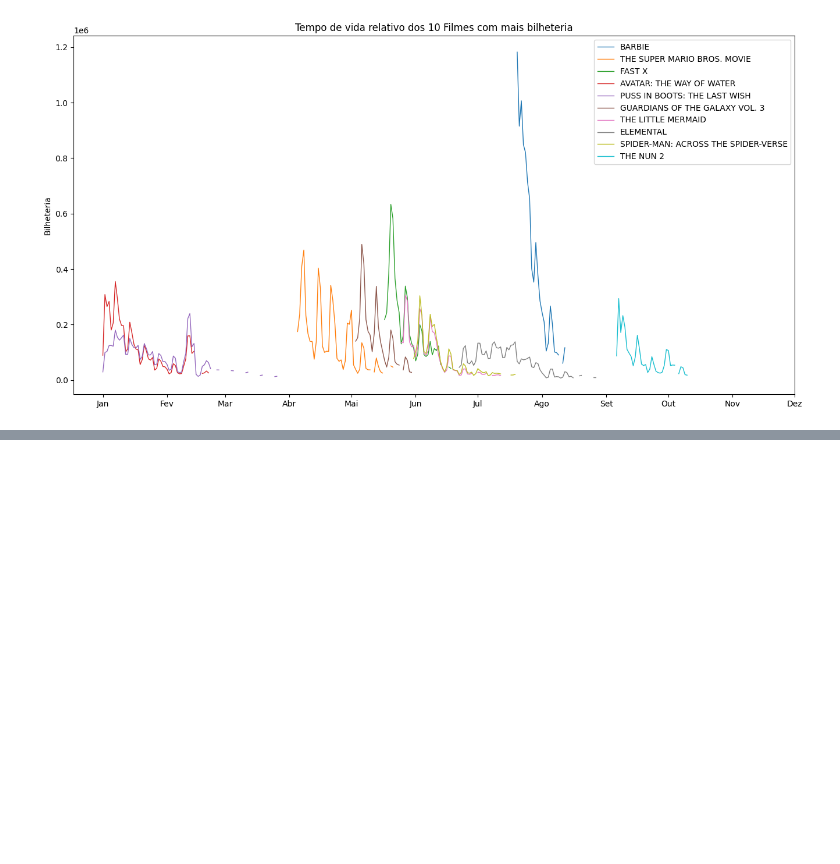
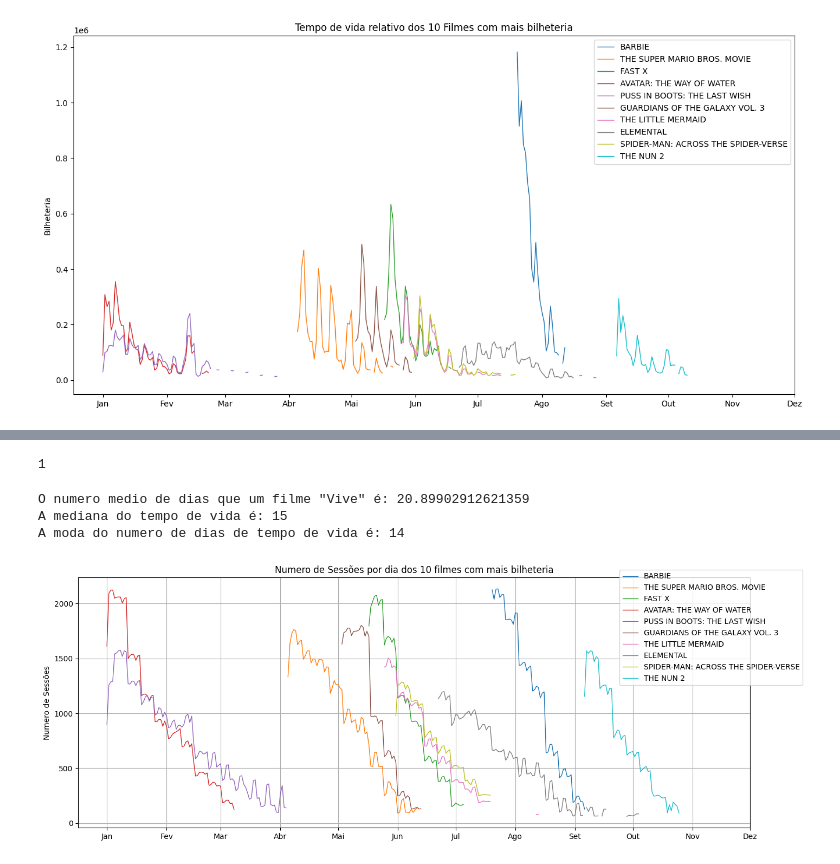
Before and after one commit to jhe-sua/A2_introcomp, a Jupyter notebook: Graficos.ipynb, the cells around one changed output, grey strips where cells are left out. Cells and saved outputs as stored; diff of their text form; code cells hidden in the pictures; blank space fills up the shorter version.

```diff
--- a/Graficos.ipynb
+++ b/Graficos.ipynb
@@ -375,0 +448,9 @@ NameError: name 'carrega_tabela' is not defined
+# %%
+#quantidade de sessoes por dia
+sessoes_dia = sessao.groupby(["data_exibicao","filme_id"])["filme_id"].value_counts().reset_index()
+sessoes_dia["data_exibicao"] = pd.to_datetime(sessoes_dia["data_exibicao"], format="%d/%m/%Y")
+
+sessoes_dia = sessoes_dia.sort_values(by="data_exibicao").reset_index(drop=True)
+sessoes_dia = sessoes_dia.set_index("data_exibicao")
+
+sessoes_dia
@@ -375,0 +472,63 @@ NameError: name 'carrega_tabela' is not defined
+# %%
+dias_totais = pd.date_range(start="2023-01-01", end="2023-12-31", freq="D")
+
+def sessoes_por_dia(filme_id):
+    dataframe = sessoes_dia[sessoes_dia["filme_id"]==filme_id]
+    dataframe = dataframe.reindex(dias_totais)
+    dataframe = dataframe[dataframe >= dataframe.max()/20]
+    return dataframe["count"]
+
+def numero_de_dias_com_sessoes(filme_id):
+    dataframe = sessoes_dia[sessoes_dia["filme_id"] == filme_id] #recebe os dias em que o filme teve sesoes
+    dataframe = dataframe[dataframe >= dataframe.max()/20]       #tira os dias em que a quantidade se sessoes foi menor a 5% do maximo
+    dataframe = dataframe.dropna()                               #remove as linhas nulas
+    return dataframe.shape[0]                                    #retorna o numero de linhas do dataframe
+
+numero_de_dias_com_sessoes(514)
+# %% [output]
+1
+# %%
+#Media
+sessoes_total = 0
+for filme_id in filme["id"].values:
+    sessoes_total += numero_de_dias_com_sessoes(filme_id)
+media = sessoes_total/filme.shape[0]
+print(f"O numero medio de dias que um filme \"Vive\" é: {media}")
+
+#Mediana
+numero_sessoes = []
+for filme_id in filme["id"].values:
+    numero_sessoes.append(numero_de_dias_com_sessoes(filme_id))
+numero_sessoes.sort()
+print(f"A mediana do tempo de vida é: {numero_sessoes[257]}")
+
+contagem = {}
+for numero_dias in numero_sessoes:
+    contagem[numero_dias] = contagem.get(numero_dias, 0) + 1
+
+print(f"A moda do numero de dias de tempo de vida é: 14")
+# %% [output]
+O numero medio de dias que um filme "Vive" é: 20.89902912621359
+A mediana do tempo de vida é: 15
+A moda do numero de dias de tempo de vida é: 14
+# %%
+plt.figure(figsize=(16,6))
+r = range(1,366)
+
+for filmes,nome in filmes10_com_maior_bilheteria[["filme_id","titulo_original"]].values:
+    plt.plot(r, sessoes_por_dia(filmes),label=nome,linewidth=1)
+
+plt.legend(
+    loc='center left',
+    bbox_to_anchor=(0.8, 0.8),  # empurra para a direita
+)
+dias_inicio_mes = [1, 32, 60, 91, 121, 152, 182, 213, 244, 274, 305, 335]
+nomes_meses = ["Jan", "Fev", "Mar", "Abr", "Mai", "Jun", "Jul", "Ago", "Set", "Out","Nov", "Dez"]
+
+plt.title("Numero de Sessões por dia dos 10 filmes com mais bilheteria")
+plt.ylabel("Numero de Sessões")
+plt.xticks(ticks=dias_inicio_mes, labels=nomes_meses)
+plt.grid()
+plt.show()
+# %% [output]
+[figure, added]
```
Also changed, not shown: parts of 16 cells of this notebook, 4 other files.
